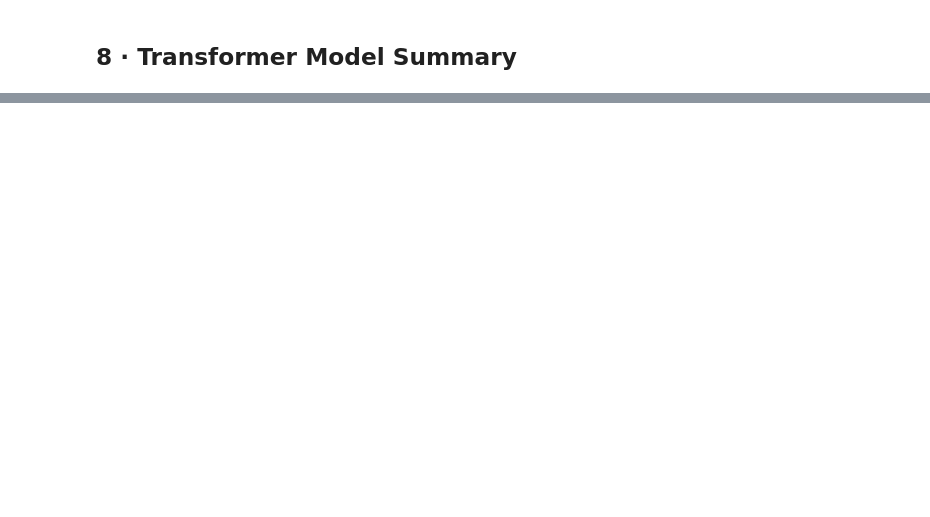
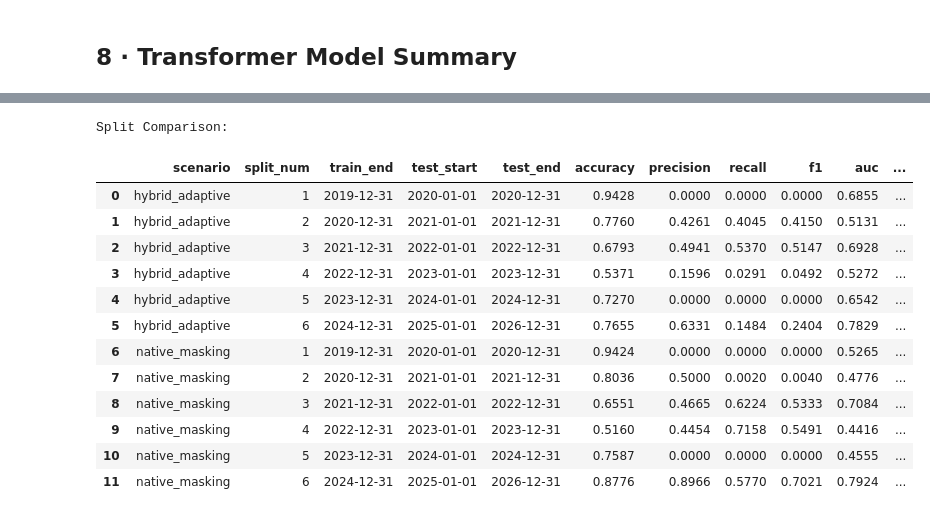
Before and after one commit to athenavillarin/haribon-thesis, a Jupyter notebook: transformer_model/transformer_training.ipynb, the cells around one changed output, grey strips where cells are left out. Drawn from its saved outputs; the diff is of its cells as text; code cells hidden in the pictures; blank space fills up the shorter version.

```diff
--- a/transformer_model/transformer_training.ipynb
+++ b/transformer_model/transformer_training.ipynb
@@ -914,51 +1013,33 @@ Results saved to transformer_model/results/
 # Cell 9 – Final Model Summary
 # ──────────────────────────────────────────────
 
-print("═" * 80)
-print("🎯 TRANSFORMER MODEL FINAL SUMMARY")
-print("═" * 80)
+print("TRANSFORMER MODEL FINAL SUMMARY")
+print("=" * 50)
 
-# Best performing scenario
-best_scenario = summary_df.iloc[0]['scenario']
-best_auc = summary_df.iloc[0]['auc_mean']
-best_auc_std = summary_df.iloc[0]['auc_std']
+# Scenario performance table
+perf_table = summary_df[['scenario', 'auc_mean', 'auc_std', 'accuracy_mean', 'accuracy_std']].copy()
+perf_table.columns = ['Scenario', 'AUC Mean', 'AUC Std', 'Accuracy Mean', 'Accuracy Std']
+perf_table = perf_table.round(4)
+perf_table = perf_table.sort_values('AUC Mean', ascending=False).reset_index(drop=True)
 
-print(f"\n🏆 Best Scenario: {best_scenario}")
-print(f"   • AUC-ROC: {best_auc:.4f} ± {best_auc_std:.4f}")
+print("\nPerformance by Scenario:")
+display(perf_table)
 
-# Performance comparison
-print(f"\n📊 Performance Overview:")
-for _, row in summary_df.iterrows():
-    scenario = row['scenario']
-    auc_mean = row['auc_mean']
-    auc_std = row['auc_std']
-    acc_mean = row['accuracy_mean']
-    acc_std = row['accuracy_std']
+# Split comparison table (new)
+split_compare_df = results_df[
+    ['scenario', 'split_num', 'train_end', 'test_start', 'test_end', 'accuracy', 'precision', 'recall', 'f1', 'auc', 'train_time_sec']
+].copy()
+split_compare_df = split_compare_df.sort_values(['scenario', 'split_num']).reset_index(drop=True)
+split_compare_df = split_compare_df.round(4)
 
-    marker = "⭐" if scenario == best_scenario else "  "
-    print(f"   {marker} {scenario}: AUC {auc_mean:.4f}±{auc_std:.4f}, Acc {acc_mean:.4f}±{acc_std:.4f}")
+print("\nSplit Comparison:")
+display(split_compare_df)
 
-# Model architecture summary
-print(f"\n🏗️  Model Architecture:")
-print(f"   • Transformer Encoder: {NUM_LAYERS} layers, {NUM_HEADS} heads")
-print(f"   • Hidden dimension: {D_MODEL}, Feed-forward: {FF_DIM}")
-print(f"   • Sequence length: {HISTORY_DAYS} days, Prediction horizon: {HORIZON} day")
-print(f"   • Features: {len(FEATURES)} ({FEATURES})")
-print(f"   • Dropout: {DROPOUT}")
+best_row = split_compare_df.loc[split_compare_df['auc'].idxmax()]
+print(
+    f"\nBest Split by AUC: {best_row['scenario']} | "
+    f"Split {int(best_row['split_num'])} | AUC {best_row['auc']:.4f}"
+)
 
-# Training summary
-print(f"\n🎓 Training Summary:")
-print(f"   • Epochs: {EPOCHS}, Batch size: {BATCH_SIZE}")
-print(f"   • Splits: {NUM_SPLITS}, Test window: {TEST_WINDOW_DAYS} days")
-print(f"   • Total training time: {sum(training_times):.1f}s")
-print(f"   • Average split time: {np.mean(training_times):.1f}s")
-
-print(f"\n💾 Results saved to: {RESULTS_DIR}/")
-print(f"   • transformer_per_split_metrics.csv")
-print(f"   • transformer_summary.csv")
-if not pairwise_df.empty:
-    print(f"   • transformer_hybrid_vs_native.csv")
-
-print(f"\n✅ Transformer model evaluation complete!")
-print(f"   Ready for comparison with LSTM/GRU models.")
+print(f"\nResults saved to: {RESULTS_DIR}/")
 # %% [output]
@@ -981,0 +1053,14 @@ print(f"   Ready for comparison with LSTM/GRU models.")
+Split Comparison:
+|  | scenario | split_num | train_end | test_start | test_end | accuracy | precision | recall | f1 | auc | ... |
+| 0 | hybrid_adaptive | 1 | 2019-12-31 | 2020-01-01 | 2020-12-31 | 0.9428 | 0.0000 | 0.0000 | 0.0000 | 0.6855 | ... |
+| 1 | hybrid_adaptive | 2 | 2020-12-31 | 2021-01-01 | 2021-12-31 | 0.7760 | 0.4261 | 0.4045 | 0.4150 | 0.5131 | ... |
+| 2 | hybrid_adaptive | 3 | 2021-12-31 | 2022-01-01 | 2022-12-31 | 0.6793 | 0.4941 | 0.5370 | 0.5147 | 0.6928 | ... |
+| 3 | hybrid_adaptive | 4 | 2022-12-31 | 2023-01-01 | 2023-12-31 | 0.5371 | 0.1596 | 0.0291 | 0.0492 | 0.5272 | ... |
+| 4 | hybrid_adaptive | 5 | 2023-12-31 | 2024-01-01 | 2024-12-31 | 0.7270 | 0.0000 | 0.0000 | 0.0000 | 0.6542 | ... |
+| 5 | hybrid_adaptive | 6 | 2024-12-31 | 2025-01-01 | 2026-12-31 | 0.7655 | 0.6331 | 0.1484 | 0.2404 | 0.7829 | ... |
+| 6 | native_masking | 1 | 2019-12-31 | 2020-01-01 | 2020-12-31 | 0.9424 | 0.0000 | 0.0000 | 0.0000 | 0.5265 | ... |
+| 7 | native_masking | 2 | 2020-12-31 | 2021-01-01 | 2021-12-31 | 0.8036 | 0.5000 | 0.0020 | 0.0040 | 0.4776 | ... |
+| 8 | native_masking | 3 | 2021-12-31 | 2022-01-01 | 2022-12-31 | 0.6551 | 0.4665 | 0.6224 | 0.5333 | 0.7084 | ... |
+| 9 | native_masking | 4 | 2022-12-31 | 2023-01-01 | 2023-12-31 | 0.5160 | 0.4454 | 0.7158 | 0.5491 | 0.4416 | ... |
+| 10 | native_masking | 5 | 2023-12-31 | 2024-01-01 | 2024-12-31 | 0.7587 | 0.0000 | 0.0000 | 0.0000 | 0.4555 | ... |
+| 11 | native_masking | 6 | 2024-12-31 | 2025-01-01 | 2026-12-31 | 0.8776 | 0.8966 | 0.5770 | 0.7021 | 0.7924 | ... |
```
Also changed, not shown: parts of 11 cells of this notebook, 3 other files.
